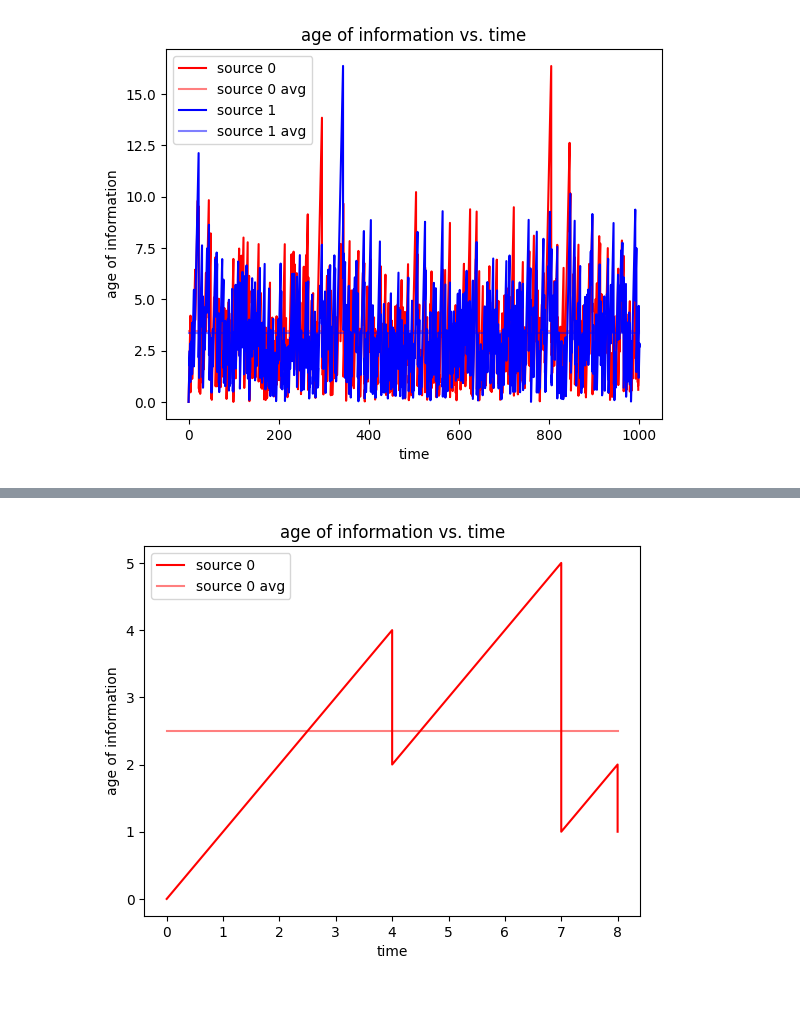
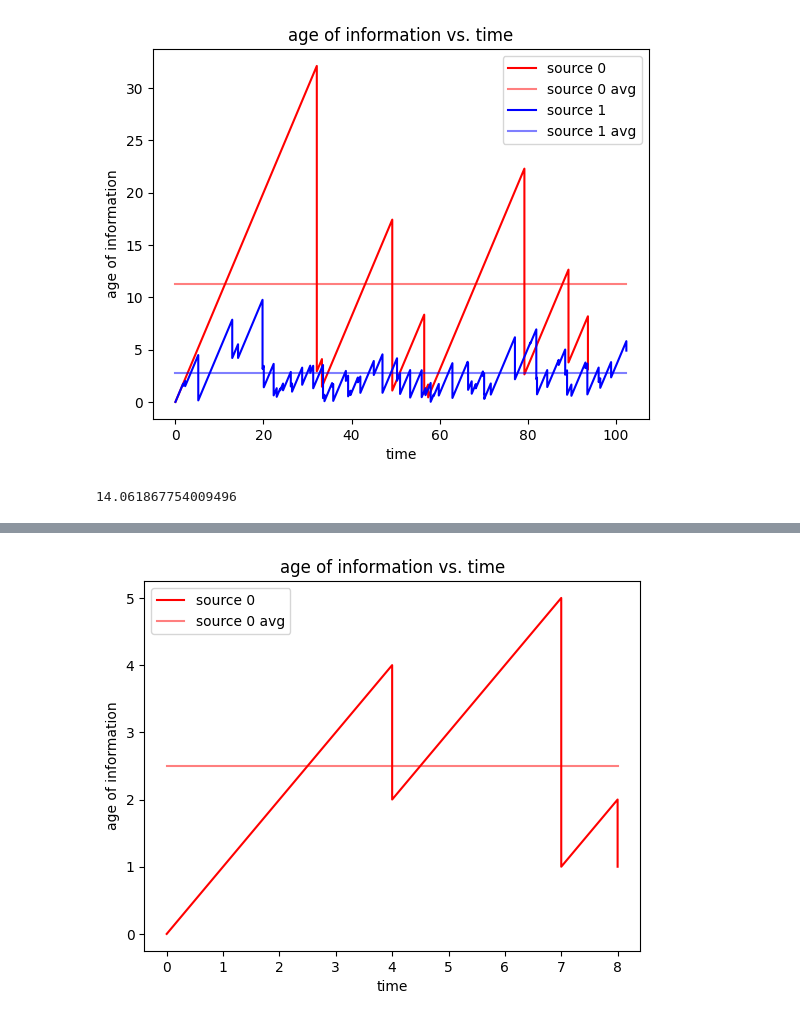
Before and after one commit to Amani-blip/Avg-Age-of-Info, a Jupyter notebook: main.ipynb, the cells around one changed output, grey strips where cells are left out. Drawn from its saved outputs; the diff is of its cells as text; code cells hidden in the pictures.

```diff
--- a/main.ipynb
+++ b/main.ipynb
@@ -67,36 +61,38 @@ done
+# %%
+def plot_age_of_information(outputs: list[PacketOutput], sources: list[int], plot_average=False):
+    colors = ['r', 'b']
+    max_time = max(output.service_end_time for output in outputs)
+
+    sum_avg = 0
+
+    for source in sources:
+        updates = get_age_of_information_updates(outputs, source)
+
+        if len(updates) < 1:
+            continue
+
+        plt.plot([x for x, _ in updates], [y for _, y in updates], label=f'source {source}', c=colors[source], alpha=1)
+
+        if plot_average:
+            avg = calculate_average_age_information(outputs, source)
+            sum_avg += avg
+            plt.plot((0, max_time), (avg, avg), label=f'source {source} avg', c=colors[source], alpha=0.5)
+
+
+    plt.title('age of information vs. time')
+    plt.xlabel('time')
+    plt.ylabel('age of information')
+    plt.legend()
+    plt.show()
+    return sum_avg
 # %%
-
 packets = sort_packets(
-    create_packets(max_arrival_time=1000, source=0, arrival_rate=0.9, service_time_mean=1),
-    create_packets(max_arrival_time=1000, source=1, arrival_rate=0.9, service_time_mean=1),
+    create_packets(max_arrival_time=100, source=0, arrival_rate=0.1, service_time_mean=1),
+    create_packets(max_arrival_time=100, source=1, arrival_rate=0.80, service_time_mean=1),
 )
-
-
-outputs = ProposedPolicy().simulate(packets)
-# %%
-def plot_age_of_information(outputs: list[PacketOutput], sources: list[int], plot_average=False):
-    colors = ['r', 'b']
-    max_time = max(output.service_end_time for output in outputs)
-
-    for source in sources:
-        updates = get_age_of_information_updates(outputs, source)
-
-        if len(updates) < 1:
-            continue
-
-        plt.plot([x for x, _ in updates], [y for _, y in updates], label=f'source {source}', c=colors[source], alpha=1)
-
-        if plot_average:
-            avg = calculate_average_age_information(outputs, source)
-            plt.plot((0, max_time), (avg, avg), label=f'source {source} avg', c=colors[source], alpha=0.5)
-
-
-    plt.title('age of information vs. time')
-    plt.xlabel('time')
-    plt.ylabel('age of information')
-    plt.legend()
-    plt.show()
-
-plot_age_of_information(outputs, sources=[0, 1], plot_average=True)
-# %% [output]
-[figure, removed]
+# %%
+outputs = LCFS_W().simulate(packets)
+plot_age_of_information(outputs, sources=[0, 1], plot_average=True)
+# %% [output]
+[figure, added]
+14.061867754009496
```
Also changed, not shown: parts of 9 cells of this notebook.
